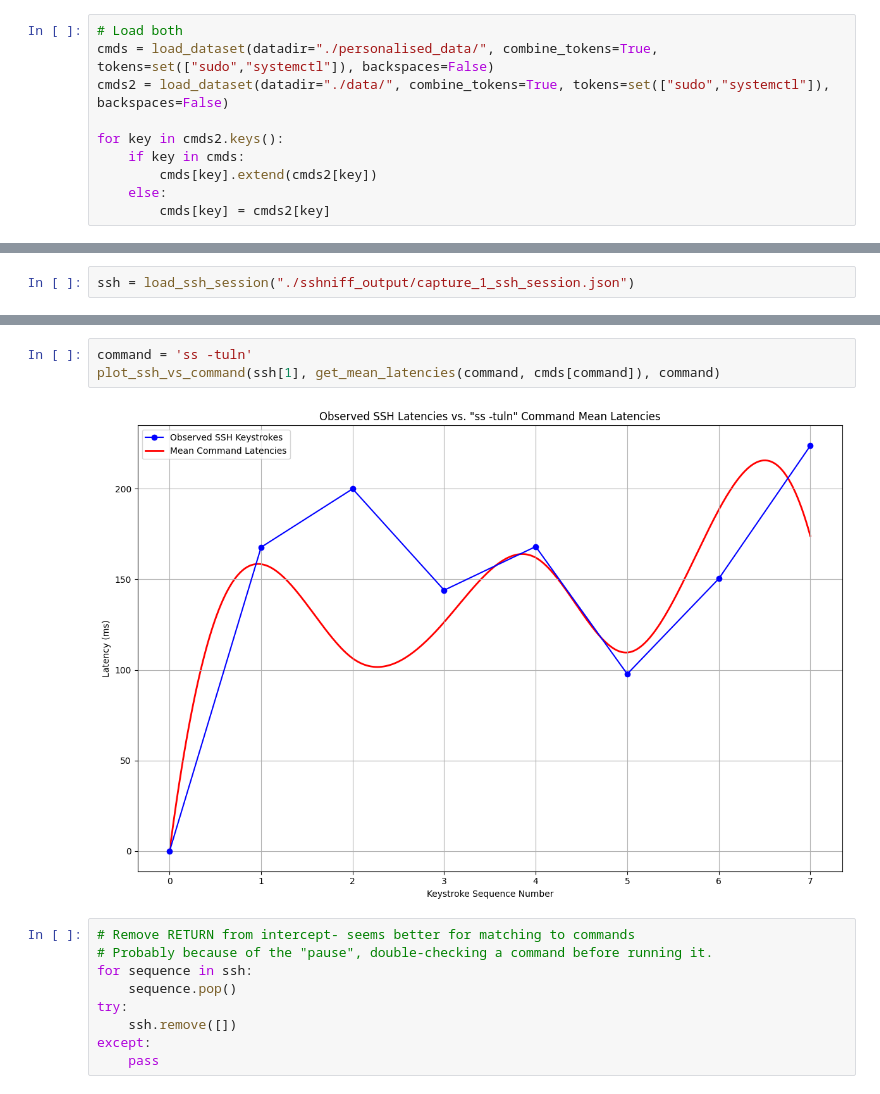
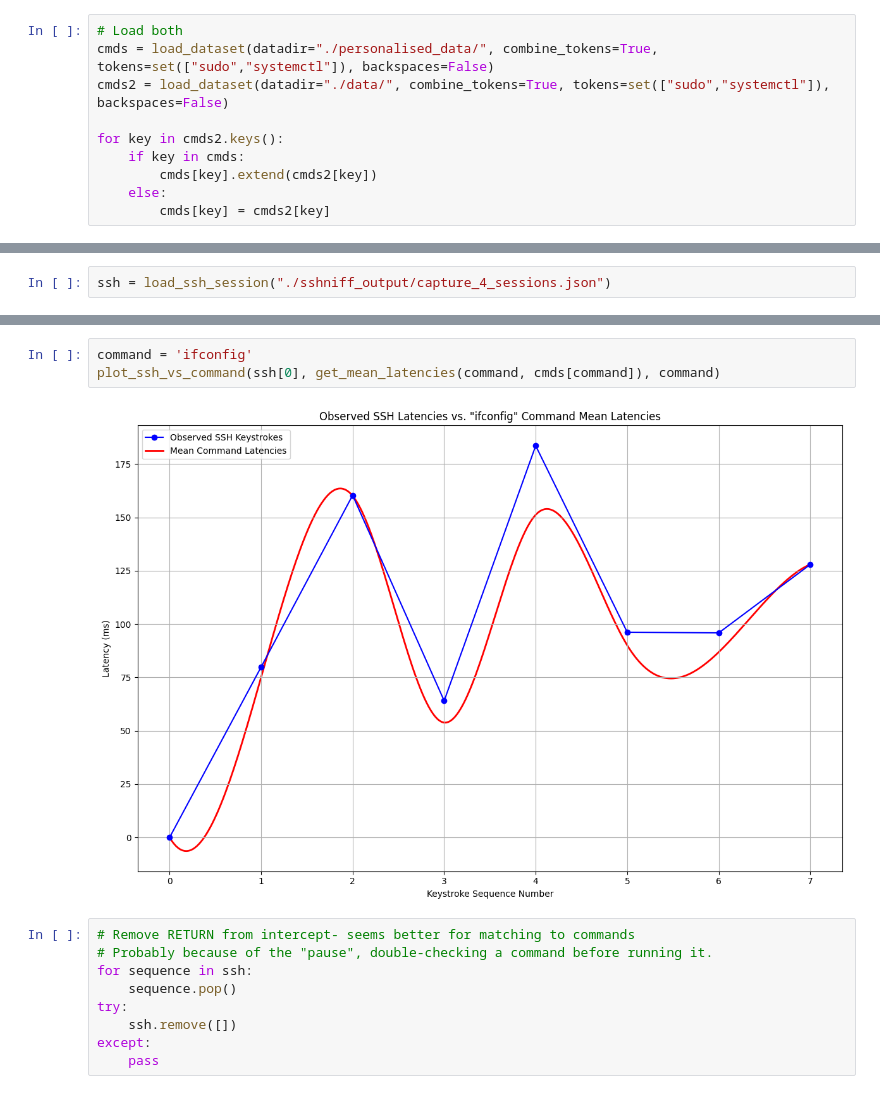
Before and after one commit to CrzPhil/SSHniff, a Jupyter notebook: analysis/shellbust.ipynb, the cells around one changed output, grey strips where cells are left out. Drawn from its saved outputs; the diff is of its cells as text.

```diff
--- a/analysis/shellbust.ipynb
+++ b/analysis/shellbust.ipynb
@@ -464,2 +542,2 @@ for key in cmds2.keys():
 # %%
-ssh = load_ssh_session("./sshniff_output/capture_1_ssh_session.json")
+ssh = load_ssh_session("./sshniff_output/capture_4_sessions.json")
@@ -509,8 +564,8 @@ find_best_match_pearson(ssh[1], cmds)[:10]
 # %%
-command = 'ss -tuln'
-plot_ssh_vs_command(ssh[1], get_mean_latencies(command, cmds[command]), command)
+command = 'ifconfig'
+plot_ssh_vs_command(ssh[0], get_mean_latencies(command, cmds[command]), command)
 # %% [output]
-[figure, old version]
+[figure, new version]
 # %%
 # Remove RETURN from intercept- seems better for matching to commands
 # Probably because of the "pause", double-checking a command before running it.
```
Also changed, not shown: parts of 26 cells of this notebook, 15 other files.
